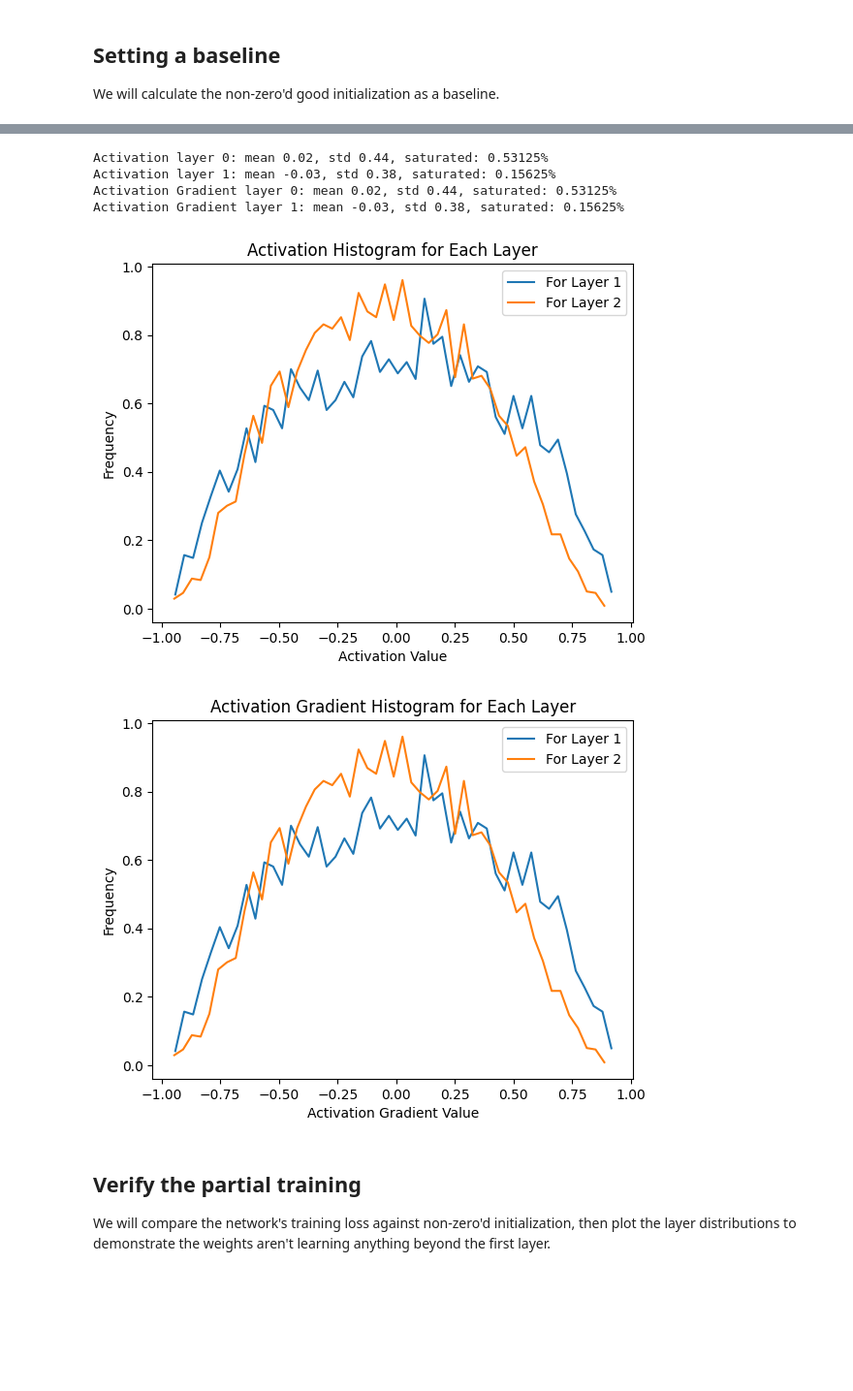
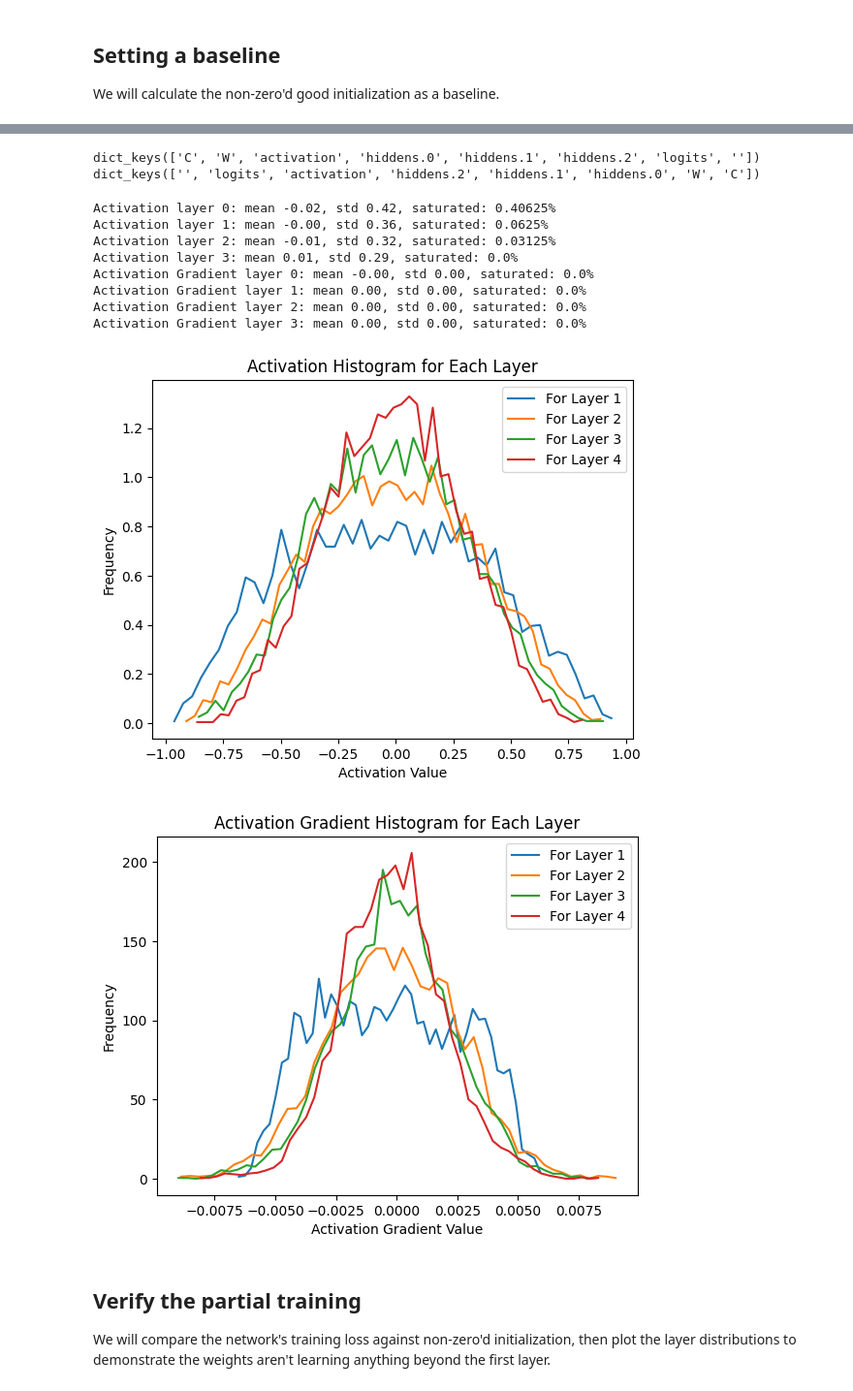
Before and after one commit to dhern023/course-neural-networks-zero-to-hero, a Jupyter notebook: makemore/mlp2_exercises.ipynb, the cells around one changed output, grey strips where cells are left out. Shown at 97% size. Saved outputs shown, nothing was run; the diff lists cells and outputs as text; code cells hidden in the pictures; blank space fills up the shorter version.

Commit message:
Finalize the gradient images and fix the batch-norm folding

```diff
--- a/makemore/mlp2_exercises.ipynb
+++ b/makemore/mlp2_exercises.ipynb
@@ -19,7 +22,7 @@ g = torch.Generator(device=device).manual_seed(2147483647) # default seed from t
 def load_txt_to_list(fname):
     path = pathlib.Path(fname)
     if not path.exists():
-        raise f"{fname} not found!"
+        raise Exception(f"{fname} not found!")
 
     list_out = []
     with open(path, "r") as file:
@@ -255,7 +233,7 @@ class MLP(torch.nn.Module):
     def __init__(self, num_embeddings, size_dimension, size_input, size_hidden, size_output, bool_zero_weights=False):
         """
         """
-        num_layers = 1 # hard-coded
+        num_layers = 3 # hard-coded
         super(MLP, self).__init__() # override class
         self.C = torch.nn.Embedding(num_embeddings,embedding_dim=size_dimension)
         self.W = torch.nn.Linear(size_input*size_dimension, size_hidden)
@@ -343,23 +321,31 @@ plt.close()
+# %%
+print(dict_snapshots["activations"].keys())
+print(dict_snapshots["gradients"].keys())
+# %% [output]
+dict_keys(['C', 'W', 'activation', 'hiddens.0', 'hiddens.1', 'hiddens.2', 'logits', ''])
+dict_keys(['', 'logits', 'activation', 'hiddens.2', 'hiddens.1', 'hiddens.0', 'W', 'C'])
 # %%
 instance_figure = plot_activation_layer_statistics(
-    # [i["hiddens.0.weight"] for i in dict_snapshots["activations"]],
-    dict_snapshots["activations"][0],
+    dict_snapshots["activations"]["activation"],
     saturated_bound=0.9,
     tag="Activation"
 )
 instance_figure.show()
 
 instance_figure = plot_activation_layer_statistics(
-    # [i["hiddens.0.weight"] for i in dict_snapshots["gradients"]],
-    dict_snapshots["activations"][0],
+    dict_snapshots["gradients"]["activation"],
     saturated_bound=0.9,
     tag="Activation Gradient"
 )
 instance_figure.show()
 # %% [output]
-Activation layer 0: mean 0.02, std 0.44, saturated: 0.53125%
-Activation layer 1: mean -0.03, std 0.38, saturated: 0.15625%
-Activation Gradient layer 0: mean 0.02, std 0.44, saturated: 0.53125%
-Activation Gradient layer 1: mean -0.03, std 0.38, saturated: 0.15625%
+Activation layer 0: mean -0.02, std 0.42, saturated: 0.40625%
+Activation layer 1: mean -0.00, std 0.36, saturated: 0.0625%
+Activation layer 2: mean -0.01, std 0.32, saturated: 0.03125%
+Activation layer 3: mean 0.01, std 0.29, saturated: 0.0%
+Activation Gradient layer 0: mean -0.00, std 0.00, saturated: 0.0%
+Activation Gradient layer 1: mean 0.00, std 0.00, saturated: 0.0%
+Activation Gradient layer 2: mean 0.00, std 0.00, saturated: 0.0%
+Activation Gradient layer 3: mean 0.00, std 0.00, saturated: 0.0%
-[figure, old version]
+[figure, new version]
-[figure, old version]
+[figure, new version]
```
Also changed, not shown: parts of 21 cells of this notebook.
